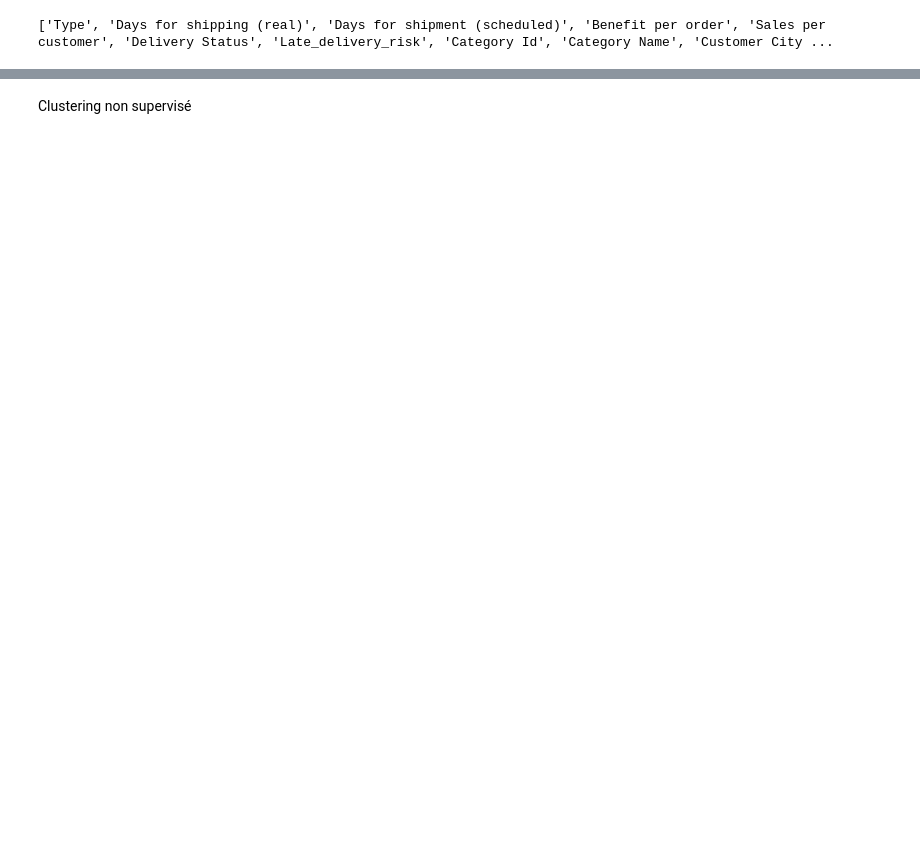
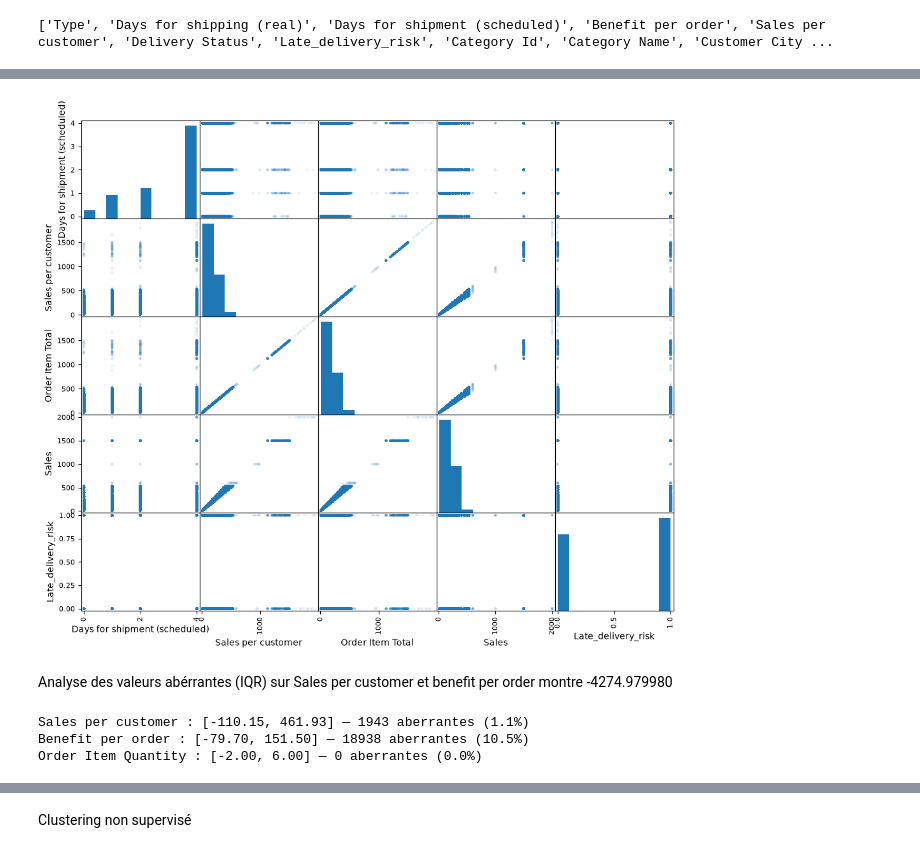
Before and after one commit to Nogarrr/Project-Supply-Chain, a Jupyter notebook: notebook_EDA_Supplychain.ipynb, the cells around one changed output, grey strips where cells are left out. Drawn from its saved outputs; the diff is of its cells as text; code cells hidden in the pictures; blank space fills up the shorter version.

```diff
--- a/notebook_EDA_Supplychain.ipynb
+++ b/notebook_EDA_Supplychain.ipynb
@@ -252,0 +247,27 @@ print(list(df.columns))
+# %%
+from pandas.plotting import scatter_matrix
+
+top_vars = corr_matrix["Late_delivery_risk"].abs().sort_values(ascending=False).index[1:5]
+attributs = list(top_vars) + ["Late_delivery_risk"]
+
+scatter_matrix(df[attributs], figsize=(12, 10), alpha=0.1)
+plt.show()
+# %% [output]
+[figure, added]
+# %% [markdown]
+Analyse des valeurs abérrantes (IQR) sur Sales per customer et benefit per order montre -4274.979980
+# %%
+def bornes_iqr(colonne):
+    q1 = df[colonne].quantile(0.25)
+    q3 = df[colonne].quantile(0.75)
+    iqr = q3 - q1
+    return q1 - 1.5 * iqr, q3 + 1.5 * iqr
+
+for col in ["Sales per customer", "Benefit per order", "Order Item Quantity"]:
+    low, high = bornes_iqr(col)
+    nb_aberrants = ((df[col] < low) | (df[col] > high)).sum()
+    print(f"{col} : [{low:.2f}, {high:.2f}] — {nb_aberrants} aberrantes ({nb_aberrants/len(df)*100:.1f}%)")
+# %% [output]
+Sales per customer : [-110.15, 461.93] — 1943 aberrantes (1.1%)
+Benefit per order : [-79.70, 151.50] — 18938 aberrantes (10.5%)
+Order Item Quantity : [-2.00, 6.00] — 0 aberrantes (0.0%)
```
Also changed, not shown: parts of 23 cells of this notebook.
